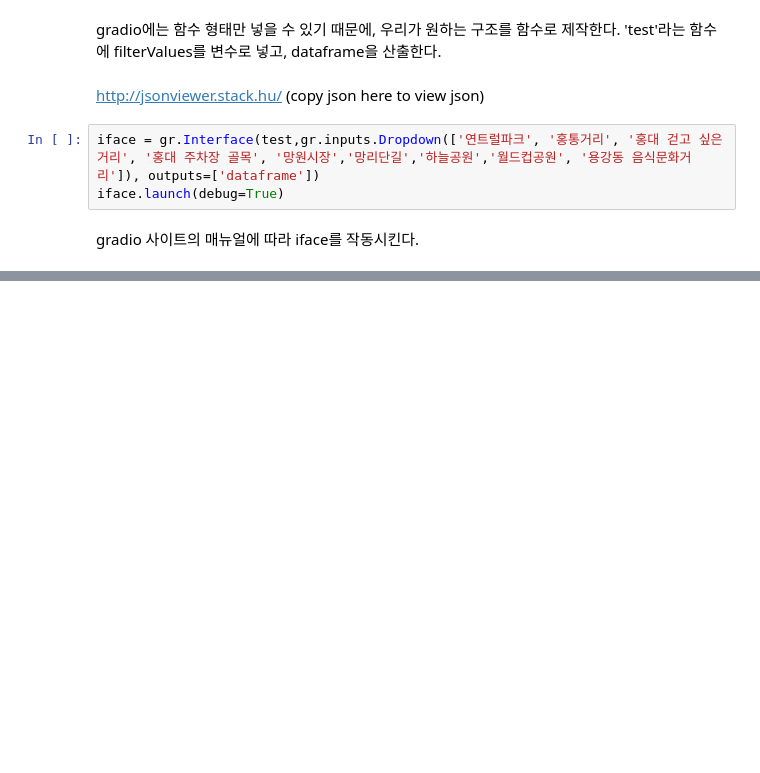
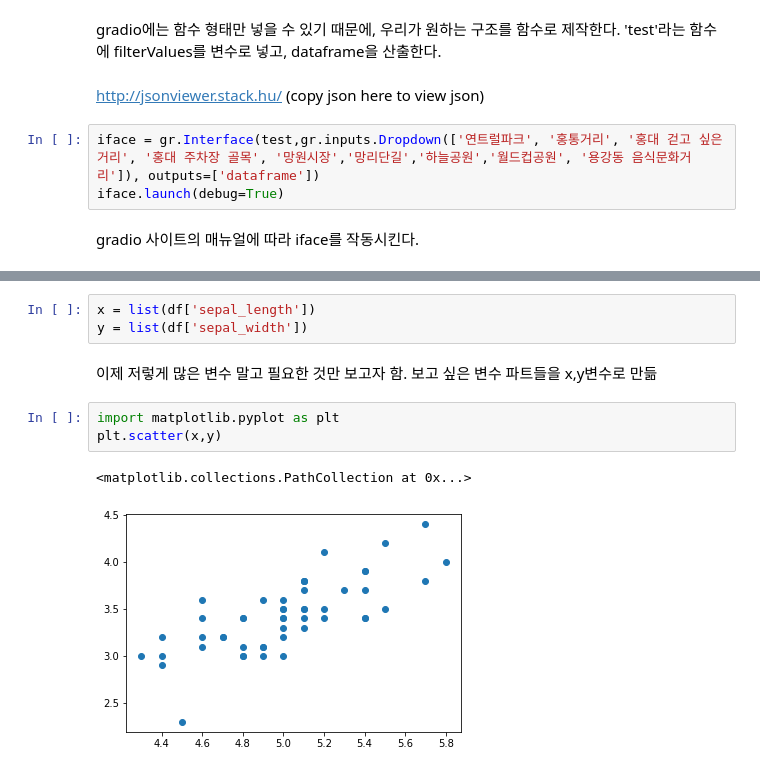
Before and after one commit to Lyr-ics/class2022Spring, a Jupyter notebook: class2022spring.ipynb, the cells around one changed output, grey strips where cells are left out. Cells and saved outputs as stored; diff of their text form; blank space fills up the shorter version.

```diff
--- a/class2022spring.ipynb
+++ b/class2022spring.ipynb
@@ -761,0 +813,11 @@ gradio 사이트의 매뉴얼에 따라 iface를 작동시킨다.
+# %%
+x = list(df['sepal_length'])
+y = list(df['sepal_width'])
+# %% [markdown]
+이제 저렇게 많은 변수 말고 필요한 것만 보고자 함. 보고 싶은 변수 파트들을 x,y변수로 만듦
+# %%
+import matplotlib.pyplot as plt
+plt.scatter(x,y)
+# %% [output]
+<matplotlib.collections.PathCollection at 0x...>
+[figure, added]
```
Also changed, not shown: parts of 81 cells of this notebook.
